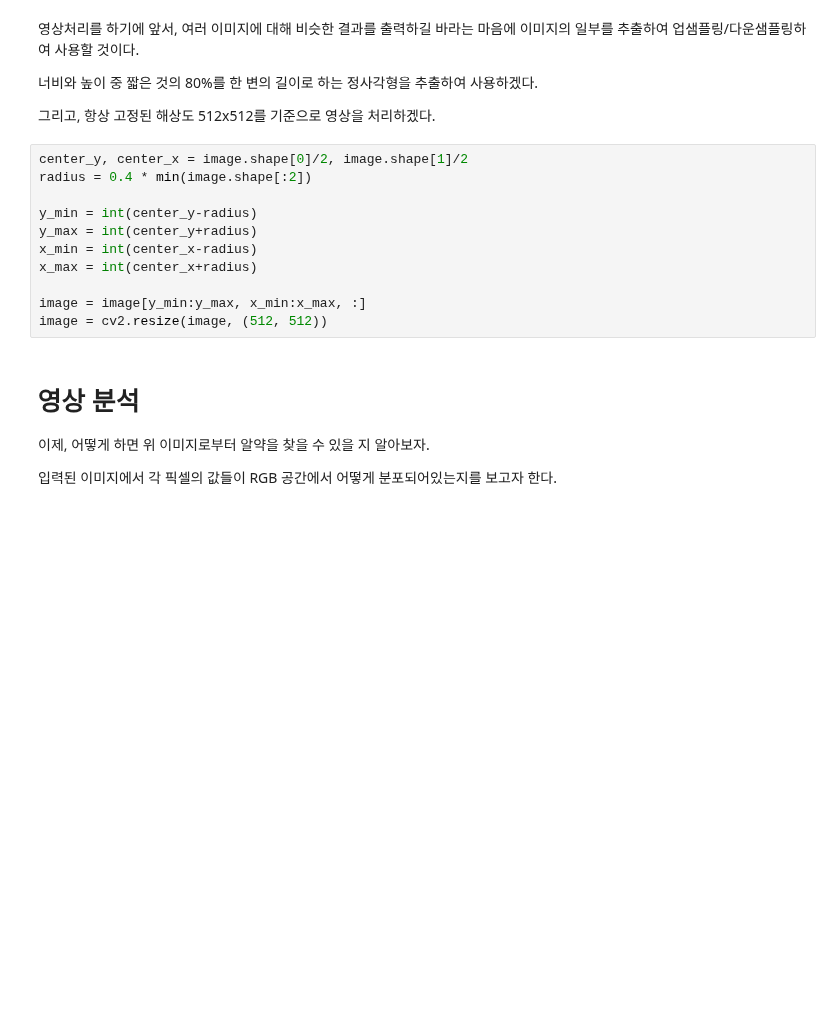
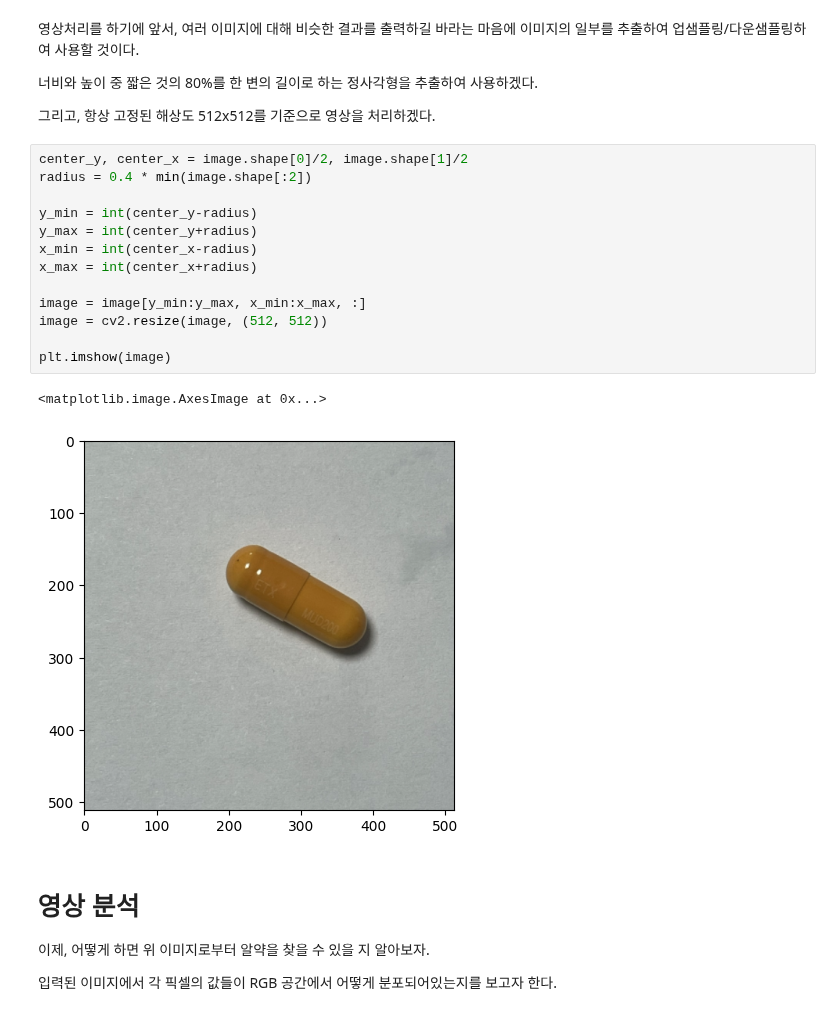
Before and after one commit to r-yak/research, a Jupyter notebook: notebooks/colored.ipynb, the cells around one changed output. Drawn from its saved outputs; the diff is of its cells as text; blank space fills up the shorter version.

```diff
--- a/notebooks/colored.ipynb
+++ b/notebooks/colored.ipynb
@@ -39,14 +39,19 @@ image = cv2.imread('../images/IMG_9653.png')
 # %%
 center_y, center_x = image.shape[0]/2, image.shape[1]/2
 radius = 0.4 * min(image.shape[:2])
 
 y_min = int(center_y-radius)
 y_max = int(center_y+radius)
 x_min = int(center_x-radius)
 x_max = int(center_x+radius)
 
 image = image[y_min:y_max, x_min:x_max, :]
 image = cv2.resize(image, (512, 512))
+
+plt.imshow(image)
+# %% [output]
+<matplotlib.image.AxesImage at 0x...>
+[figure, added]
 # %% [markdown]
 # 영상 분석
 
```
Also changed, not shown: parts of 1 cell of this notebook.
